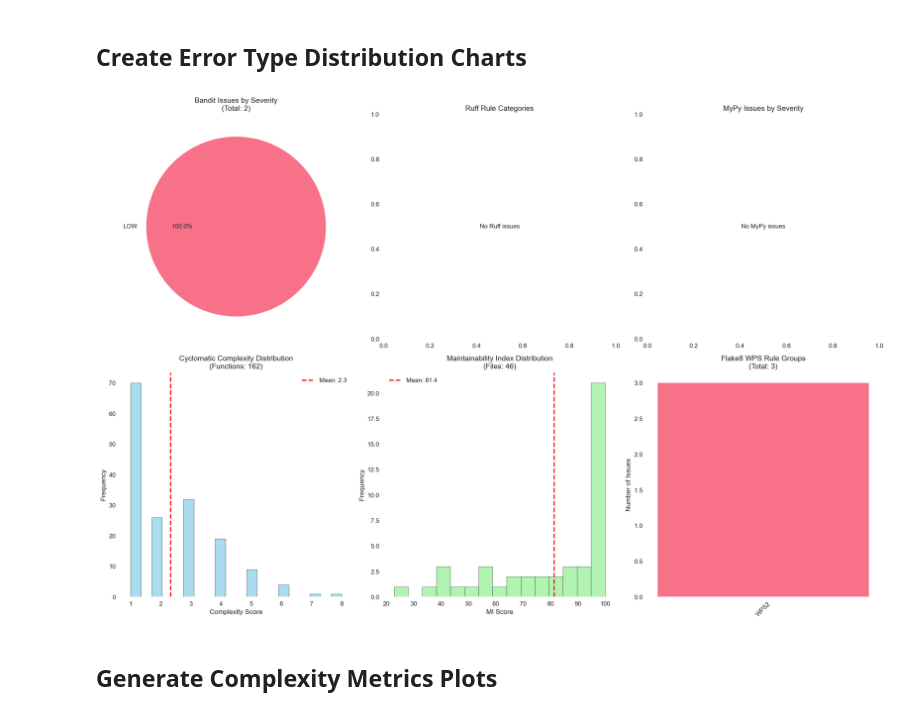
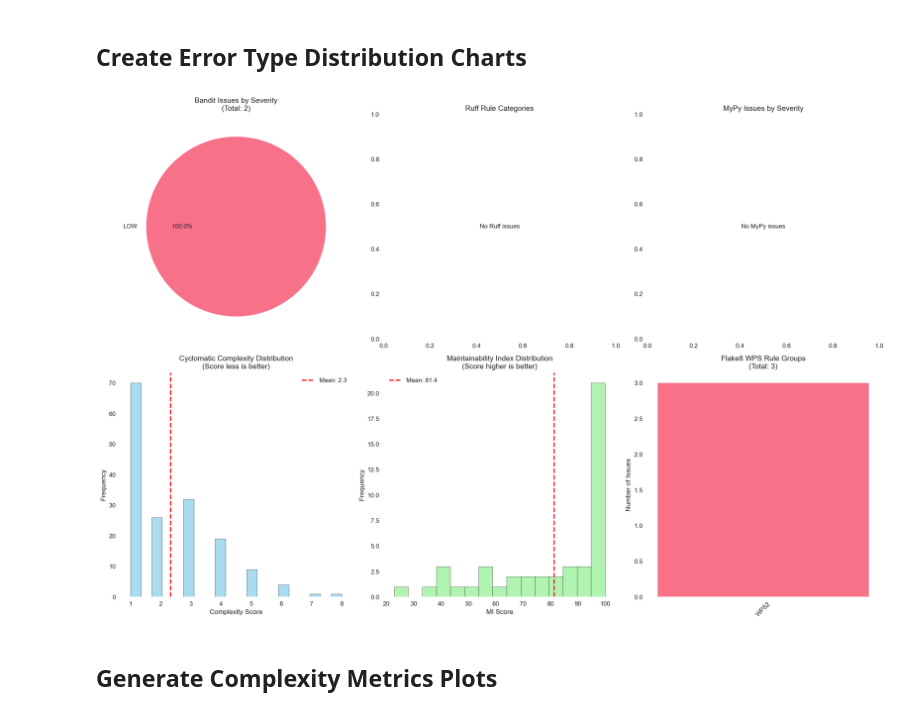
Before and after one commit to fastapi/full-stack-fastapi-template, a Jupyter notebook: code_quality_analysis.ipynb, the cells around one changed output. Cells and saved outputs as stored; diff of their text form; code cells hidden in the pictures.

Commit message:
Changed plots

```diff
--- a/code_quality_analysis.ipynb
+++ b/code_quality_analysis.ipynb
@@ -582,7 +583,7 @@ else:
 # Radon CC complexity distribution
 if not radon_cc_results.empty:
     axes[1, 0].hist(radon_cc_results['complexity'], bins=20, alpha=0.7, color='skyblue', edgecolor='black')
-    axes[1, 0].set_title(f'Cyclomatic Complexity Distribution\n(Functions: {len(radon_cc_results)})')
+    axes[1, 0].set_title('Cyclomatic Complexity Distribution\n(Score less is better)')
     axes[1, 0].set_xlabel('Complexity Score')
     axes[1, 0].set_ylabel('Frequency')
     axes[1, 0].axvline(radon_cc_results['complexity'].mean(), color='red', linestyle='--', label=f"Mean: {radon_cc_results['complexity'].mean():.1f}")
@@ -591,35 +592,35 @@ else:
     axes[1, 0].text(0.5, 0.5, 'No complexity data', ha='center', va='center', transform=axes[1, 0].transAxes)
     axes[1, 0].set_title('Cyclomatic Complexity Distribution')
 
 # Radon MI maintainability distribution
 if not radon_mi_results.empty:
     axes[1, 1].hist(radon_mi_results['mi_score'], bins=15, alpha=0.7, color='lightgreen', edgecolor='black')
-    axes[1, 1].set_title(f'Maintainability Index Distribution\n(Files: {len(radon_mi_results)})')
+    axes[1, 1].set_title('Maintainability Index Distribution\n(Score higher is better)')
     axes[1, 1].set_xlabel('MI Score')
     axes[1, 1].set_ylabel('Frequency')
     axes[1, 1].axvline(radon_mi_results['mi_score'].mean(), color='red', linestyle='--', label=f"Mean: {radon_mi_results['mi_score'].mean():.1f}")
     axes[1, 1].legend()
 else:
     axes[1, 1].text(0.5, 0.5, 'No MI data', ha='center', va='center', transform=axes[1, 1].transAxes)
     axes[1, 1].set_title('Maintainability Index Distribution')
 
 # Flake8 WPS rule types
 if not flake8_wps_results.empty:
     # Group WPS rules by hundreds (WPS100, WPS200, etc.)
     flake8_wps_results['rule_group'] = flake8_wps_results['rule_code'].str.extract(r'(WPS\d{1})')
     wps_groups = flake8_wps_results['rule_group'].value_counts().head(8)
     axes[1, 2].bar(wps_groups.index, wps_groups.values)
     axes[1, 2].set_title(f'Flake8 WPS Rule Groups\n(Total: {len(flake8_wps_results)})')
     axes[1, 2].set_ylabel('Number of Issues')
     axes[1, 2].tick_params(axis='x', rotation=45)
 else:
     axes[1, 2].text(0.5, 0.5, 'No WPS issues', ha='center', va='center', transform=axes[1, 2].transAxes)
     axes[1, 2].set_title('Flake8 WPS Rule Groups')
 
 plt.tight_layout()
 plt.show()
 # %% [output]
-[figure, old version]
+[figure, new version]
 # %% [markdown]
 ## Generate Complexity Metrics Plots
 # %%
```
Also changed, not shown: parts of 1 cell of this notebook.
